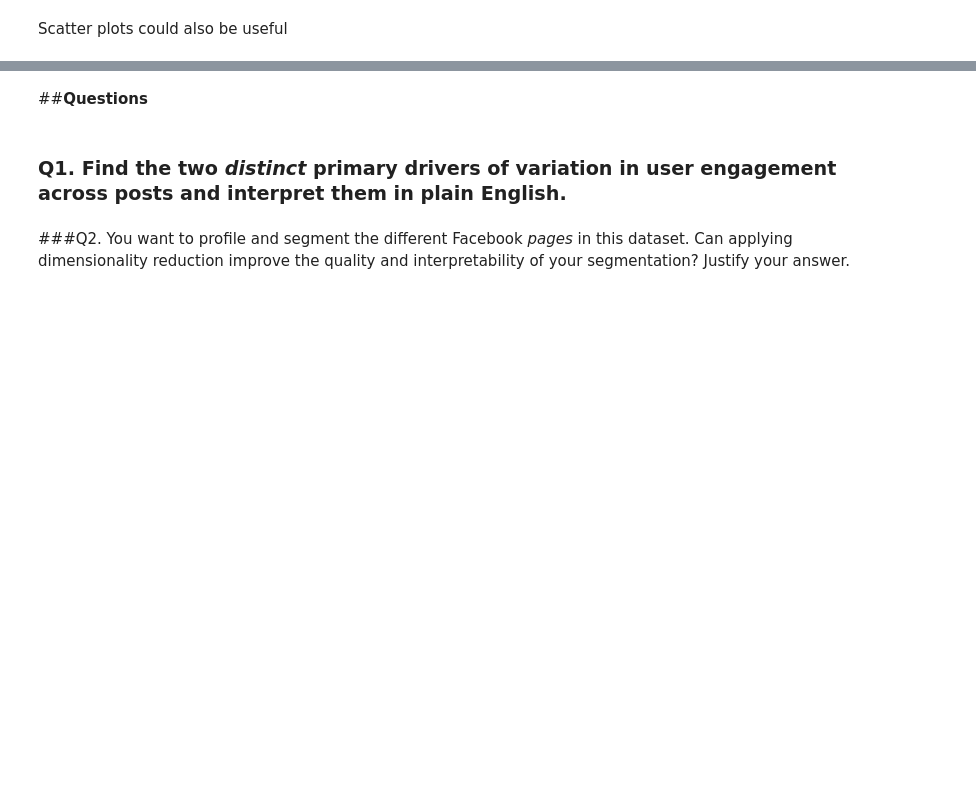
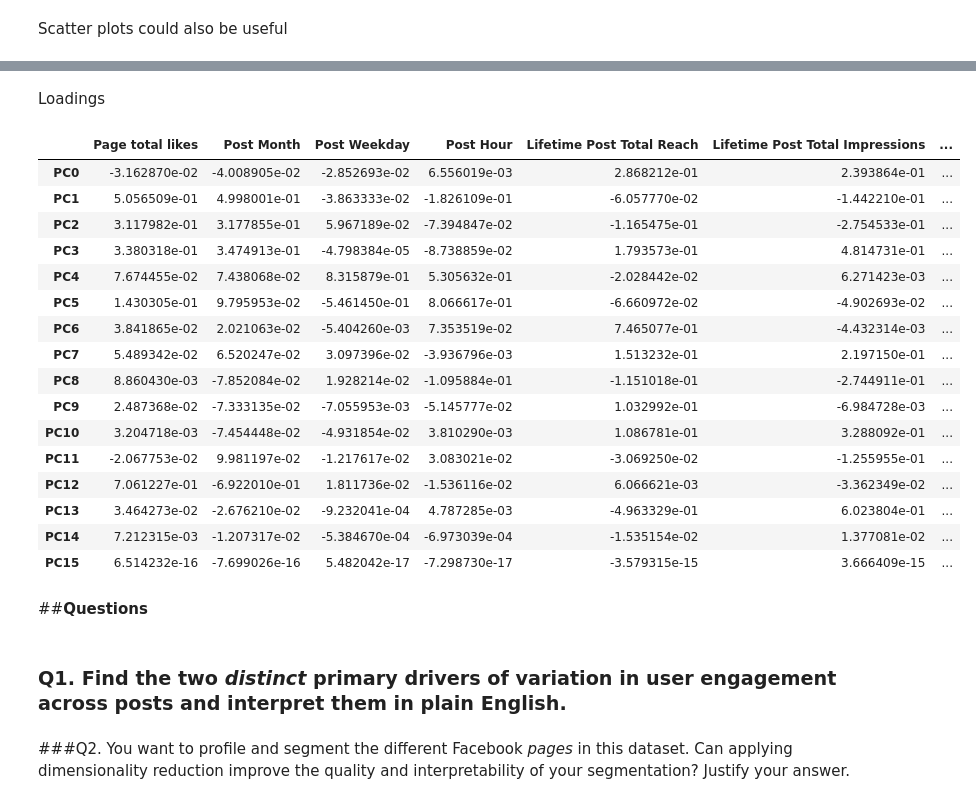
Before and after one commit to elhamod/BA820, a Jupyter notebook: Dimensionality_Reduction/Facebook_Metrics_Analysis_Dimensionality_Reduction.ipynb, the cells around one changed output, grey strips where cells are left out. Saved outputs shown, nothing was run; the diff lists cells and outputs as text; code cells hidden in the pictures; blank space fills up the shorter version.

```diff
--- a/Dimensionality_Reduction/Facebook_Metrics_Analysis_Dimensionality_Reduction.ipynb
+++ b/Dimensionality_Reduction/Facebook_Metrics_Analysis_Dimensionality_Reduction.ipynb
@@ -260,3 +297,26 @@ fig.show()
+# %% [markdown]
+Loadings
+# %%
+components_df = pd.DataFrame(pca.components_, index=['PC' + str(i) for i in range(len(pca.components_))], columns = df_numeric_normalized.columns)
+components_df
+# %% [output]
+|  | Page total likes | Post Month | Post Weekday | Post Hour | Lifetime Post Total Reach | Lifetime Post Total Impressions | ... |
+| PC0 | -3.162870e-02 | -4.008905e-02 | -2.852693e-02 | 6.556019e-03 | 2.868212e-01 | 2.393864e-01 | ... |
+| PC1 | 5.056509e-01 | 4.998001e-01 | -3.863333e-02 | -1.826109e-01 | -6.057770e-02 | -1.442210e-01 | ... |
+| PC2 | 3.117982e-01 | 3.177855e-01 | 5.967189e-02 | -7.394847e-02 | -1.165475e-01 | -2.754533e-01 | ... |
+| PC3 | 3.380318e-01 | 3.474913e-01 | -4.798384e-05 | -8.738859e-02 | 1.793573e-01 | 4.814731e-01 | ... |
+| PC4 | 7.674455e-02 | 7.438068e-02 | 8.315879e-01 | 5.305632e-01 | -2.028442e-02 | 6.271423e-03 | ... |
+| PC5 | 1.430305e-01 | 9.795953e-02 | -5.461450e-01 | 8.066617e-01 | -6.660972e-02 | -4.902693e-02 | ... |
+| PC6 | 3.841865e-02 | 2.021063e-02 | -5.404260e-03 | 7.353519e-02 | 7.465077e-01 | -4.432314e-03 | ... |
+| PC7 | 5.489342e-02 | 6.520247e-02 | 3.097396e-02 | -3.936796e-03 | 1.513232e-01 | 2.197150e-01 | ... |
+| PC8 | 8.860430e-03 | -7.852084e-02 | 1.928214e-02 | -1.095884e-01 | -1.151018e-01 | -2.744911e-01 | ... |
+| PC9 | 2.487368e-02 | -7.333135e-02 | -7.055953e-03 | -5.145777e-02 | 1.032992e-01 | -6.984728e-03 | ... |
+| PC10 | 3.204718e-03 | -7.454448e-02 | -4.931854e-02 | 3.810290e-03 | 1.086781e-01 | 3.288092e-01 | ... |
+| PC11 | -2.067753e-02 | 9.981197e-02 | -1.217617e-02 | 3.083021e-02 | -3.069250e-02 | -1.255955e-01 | ... |
+| PC12 | 7.061227e-01 | -6.922010e-01 | 1.811736e-02 | -1.536116e-02 | 6.066621e-03 | -3.362349e-02 | ... |
+| PC13 | 3.464273e-02 | -2.676210e-02 | -9.232041e-04 | 4.787285e-03 | -4.963329e-01 | 6.023804e-01 | ... |
+| PC14 | 7.212315e-03 | -1.207317e-02 | -5.384670e-04 | -6.973039e-04 | -1.535154e-02 | 1.377081e-02 | ... |
+| PC15 | 6.514232e-16 | -7.699026e-16 | 5.482042e-17 | -7.298730e-17 | -3.579315e-15 | 3.666409e-15 | ... |
 # %% [markdown]
 ##**Questions**
 # %% [markdown]
```
Also changed, not shown: parts of 10 cells of this notebook.
